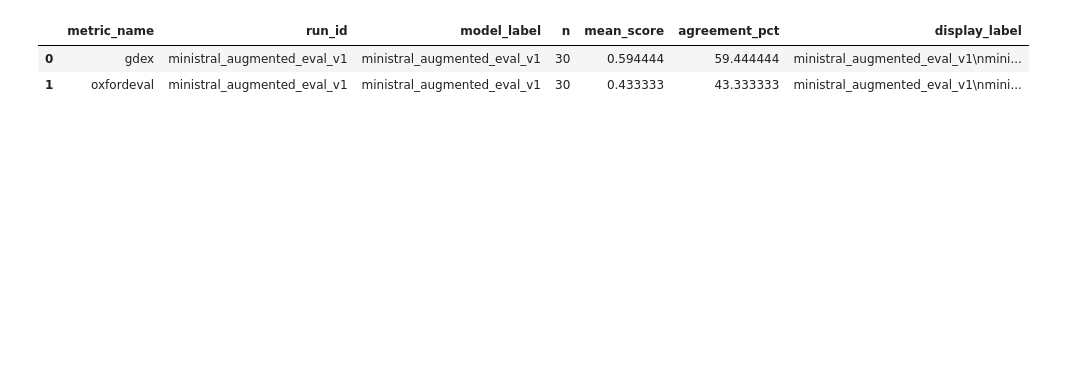
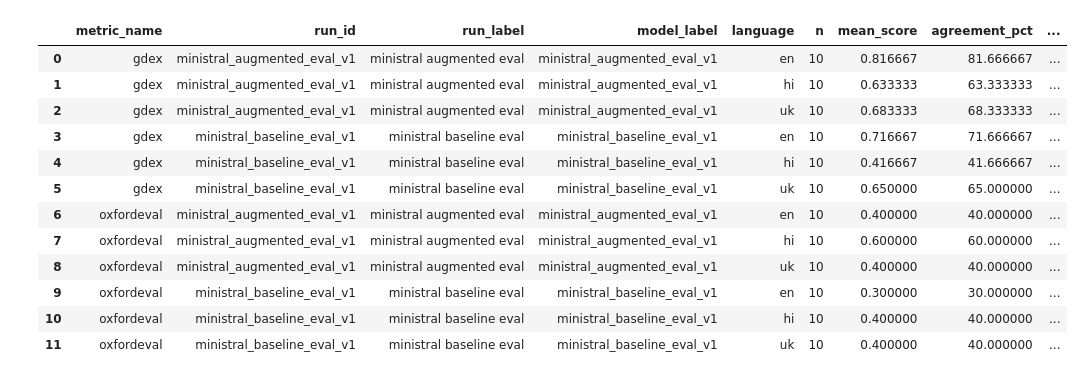
Before and after one commit to dhruvdesai18/ExGen-ExampleGeneration, a Jupyter notebook: analysis.ipynb, the cells around one changed output. Saved outputs shown, nothing was run; the diff lists cells and outputs as text; code cells hidden in the pictures; blank space fills up the shorter version.

```diff
--- a/analysis.ipynb
+++ b/analysis.ipynb
@@ -7,9 +7,21 @@ from pathlib import Path
 import json
 
 import matplotlib.pyplot as plt
+import numpy as np
 import pandas as pd
 
 RUNS_DIR = Path("data/outputs/runs")
+LANGUAGE_ORDER = ["en", "hi", "uk"]
+LANGUAGE_LABELS = {
+    "en": "English",
+    "hi": "Hindi",
+    "uk": "Ukrainian",
+}
+LANGUAGE_COLORS = {
+    "en": "#3563E9",
+    "hi": "#17A34A",
+    "uk": "#F59E0B",
+}
 # %%
 def load_run_manifest(run_dir: Path) -> dict:
     manifest_path = run_dir / "manifest.json"
@@ -29,6 +41,11 @@ def build_model_label(manifest: dict, run_dir: Path) -> str:
     return manifest.get("run_id", run_dir.name)
 
 
+def build_run_label(manifest: dict, run_dir: Path) -> str:
+    run_id = manifest.get("run_id") or run_dir.name
+    return run_id.replace("_v1", "").replace("_", " ")
+
+
 def load_evaluations(runs_dir: Path = RUNS_DIR) -> pd.DataFrame:
     rows = []
     for eval_path in sorted(runs_dir.glob("*/evaluations.jsonl")):
@@ -36,12 +53,15 @@ def load_evaluations(runs_dir: Path = RUNS_DIR) -> pd.DataFrame:
         manifest = load_run_manifest(run_dir)
         model = manifest.get("configs", {}).get("model", {})
         model_label = build_model_label(manifest, run_dir)
+        run_label = build_run_label(manifest, run_dir)
 
         with eval_path.open("r", encoding="utf-8") as handle:
             for line in handle:
                 if not line.strip():
                     continue
                 row = json.loads(line)
+                row["run_dir"] = run_dir.name
+                row["run_label"] = run_label
                 row["model_label"] = model_label
                 row["model_name"] = model.get("name")
                 row["model_id"] = model.get("model_id")
@@ -51,7 +71,10 @@ def load_evaluations(runs_dir: Path = RUNS_DIR) -> pd.DataFrame:
     if not rows:
         return pd.DataFrame()
 
-    return pd.json_normalize(rows)
+    frame = pd.json_normalize(rows)
+    if "language" in frame.columns:
+        frame["language"] = frame["language"].astype(str)
+    return frame
 
 
 evaluations_df = load_evaluations()
@@ -67,27 +90,46 @@ evaluations_df.head()
 # %%
 def summarize_metrics(evaluations: pd.DataFrame) -> pd.DataFrame:
     if evaluations.empty:
         return pd.DataFrame()
 
     summary = (
-        evaluations.groupby(["metric_name", "run_id", "model_label"], dropna=False)
+        evaluations.groupby(
+            ["metric_name", "run_id", "run_label", "model_label", "language"],
+            dropna=False,
+        )
         .agg(
             n=("score", "size"),
             mean_score=("score", "mean"),
         )
         .reset_index()
     )
     summary["agreement_pct"] = summary["mean_score"] * 100
-    summary["display_label"] = summary["model_label"] + "\n" + summary["run_id"]
-    return summary.sort_values(["metric_name", "agreement_pct"], ascending=[True, False])
+    summary["display_label"] = summary["run_label"] + "\n" + summary["model_label"]
+    summary["language_order"] = summary["language"].apply(
+        lambda value: LANGUAGE_ORDER.index(value) if value in LANGUAGE_ORDER else len(LANGUAGE_ORDER)
+    )
+    return summary.sort_values(
+        ["metric_name", "run_label", "language_order"],
+        ascending=[True, True, True],
+    )
 
 
 metric_summary = summarize_metrics(evaluations_df)
 metric_summary
 # %% [output]
-|  | metric_name | run_id | model_label | n | mean_score | agreement_pct | display_label |
-| 0 | gdex | ministral_augmented_eval_v1 | ministral_augmented_eval_v1 | 30 | 0.594444 | 59.444444 | ministral_augmented_eval_v1\nmini... |
-| 1 | oxfordeval | ministral_augmented_eval_v1 | ministral_augmented_eval_v1 | 30 | 0.433333 | 43.333333 | ministral_augmented_eval_v1\nmini... |
+|  | metric_name | run_id | run_label | model_label | language | n | mean_score | agreement_pct | ... |
+| 0 | gdex | ministral_augmented_eval_v1 | ministral augmented eval | ministral_augmented_eval_v1 | en | 10 | 0.816667 | 81.666667 | ... |
+| 1 | gdex | ministral_augmented_eval_v1 | ministral augmented eval | ministral_augmented_eval_v1 | hi | 10 | 0.633333 | 63.333333 | ... |
+| 2 | gdex | ministral_augmented_eval_v1 | ministral augmented eval | ministral_augmented_eval_v1 | uk | 10 | 0.683333 | 68.333333 | ... |
+| 3 | gdex | ministral_baseline_eval_v1 | ministral baseline eval | ministral_baseline_eval_v1 | en | 10 | 0.716667 | 71.666667 | ... |
+| 4 | gdex | ministral_baseline_eval_v1 | ministral baseline eval | ministral_baseline_eval_v1 | hi | 10 | 0.416667 | 41.666667 | ... |
+| 5 | gdex | ministral_baseline_eval_v1 | ministral baseline eval | ministral_baseline_eval_v1 | uk | 10 | 0.650000 | 65.000000 | ... |
+| 6 | oxfordeval | ministral_augmented_eval_v1 | ministral augmented eval | ministral_augmented_eval_v1 | en | 10 | 0.400000 | 40.000000 | ... |
+| 7 | oxfordeval | ministral_augmented_eval_v1 | ministral augmented eval | ministral_augmented_eval_v1 | hi | 10 | 0.600000 | 60.000000 | ... |
+| 8 | oxfordeval | ministral_augmented_eval_v1 | ministral augmented eval | ministral_augmented_eval_v1 | uk | 10 | 0.400000 | 40.000000 | ... |
+| 9 | oxfordeval | ministral_baseline_eval_v1 | ministral baseline eval | ministral_baseline_eval_v1 | en | 10 | 0.300000 | 30.000000 | ... |
+| 10 | oxfordeval | ministral_baseline_eval_v1 | ministral baseline eval | ministral_baseline_eval_v1 | hi | 10 | 0.400000 | 40.000000 | ... |
+| 11 | oxfordeval | ministral_baseline_eval_v1 | ministral baseline eval | ministral_baseline_eval_v1 | uk | 10 | 0.400000 | 40.000000 | ... |
 # %%
 def plot_oxfordeval_agreement(summary: pd.DataFrame) -> pd.DataFrame:
     oxford = summary[summary["metric_name"] == "oxfordeval"].copy()
```
Also changed, not shown: parts of 5 cells of this notebook, 9 other files.
